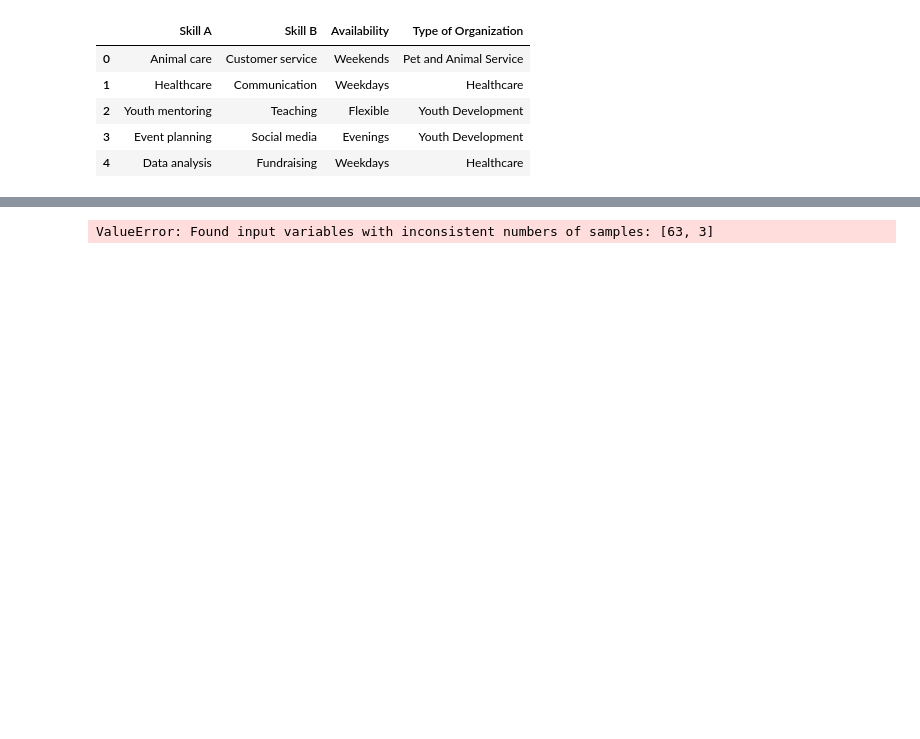
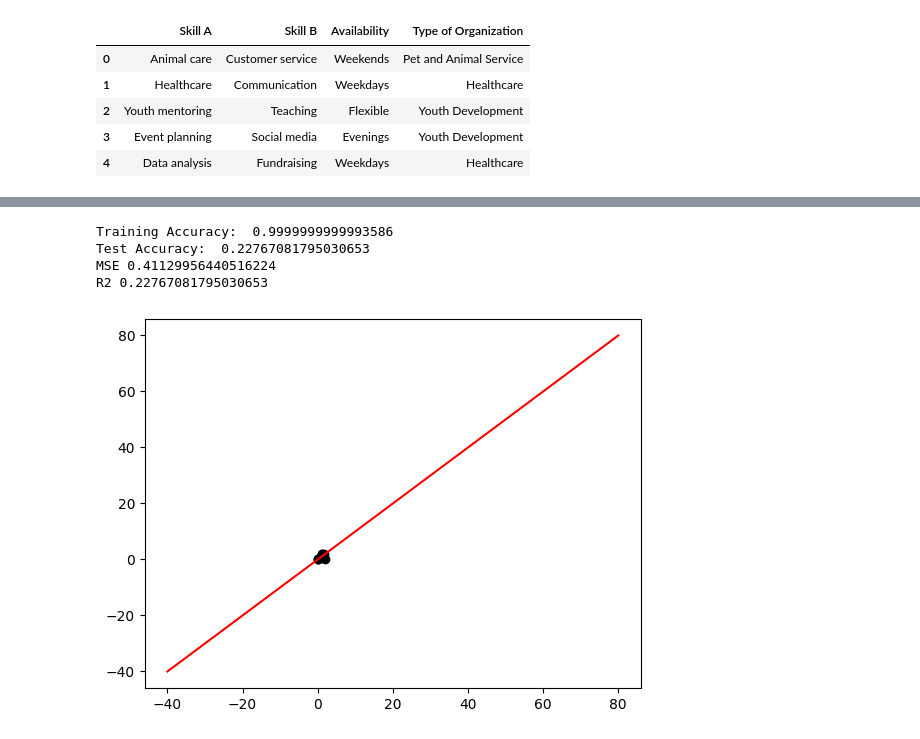
Before and after one commit to mikeriepe/amplifytasselapp, a Jupyter notebook: data_collection/volunteer.ipynb, the cells around one changed output, grey strips where cells are left out. Cells and saved outputs as stored; diff of their text form; code cells hidden in the pictures; blank space fills up the shorter version.

```diff
--- a/data_collection/volunteer.ipynb
+++ b/data_collection/volunteer.ipynb
@@ -48,18 +49,3 @@ data.head()
 | 2 | Youth mentoring | Teaching | Flexible | Youth Development |
 | 3 | Event planning | Social media | Evenings | Youth Development |
 | 4 | Data analysis | Fundraising | Weekdays | Healthcare |
-# %%
-# one hot encode availability
-data = pd.concat([data, pd.get_dummies(data['Availability'], prefix='Availability')],axis=1)
-data = data.drop(columns=['Availability'])
-
-# one hot encode organization type
-data = pd.concat([data, pd.get_dummies(data['Type of Organization'], prefix='Type')],axis=1)
-data = data.drop(columns=['Type of Organization'])
-# %%
-# one hot encode skills
-data = pd.concat([data, pd.get_dummies(data['Skill A'], prefix='Skill')],axis=1)
-data = data.drop(columns=['Skill A'])
-
-data = pd.concat([data, pd.get_dummies(data['Skill B'], prefix='Skill')],axis=1)
-data = data.drop(columns=['Skill B'])
@@ -76,15 +92,33 @@ data.head()
 # %%
 # Linear Regression Model (for fun)
-
-# split data into train and test set
-data_copy = data
-y_cols = [col for col in data.columns if col.startswith('Type')]
-y = y_cols
-X = data.drop(columns=y_cols)
 
 # y = y.values
 # X = X.values
 
-X_train, X_test, y_train, y_test = train_test_split(X, y, test_size = 0.2, random_state=144)
+X_train, X_test, y_train, y_test = train_test_split(X, y_encoded, test_size = 0.2, random_state=144)
-# %% [output]
-ValueError: Found input variables with inconsistent numbers of samples: [63, 3]
+# %%
+# fit regressor
+regressor = LinearRegression()
+regressor.fit(X_train, y_train)
+
+# generate predictions
+y_predict = regressor.predict(X_test)
+
+# graph comparison of train and test
+plt.scatter(y_predict, y_test, color='black')
+x = np.linspace(-40, 80)
+plt.plot(x, x, color='red')
+
+# get accuracies
+print("Training Accuracy: ", regressor.score(X_train, y_train))
+print("Test Accuracy: ", regressor.score(X_test, y_test))
+
+# get metrics
+print('MSE', mean_squared_error(y_test, y_predict))
+print('R2', r2_score(y_test, y_predict))
+# %% [output]
+Training Accuracy:  0.9999999999993586
+Test Accuracy:  0.22767081795030653
+MSE 0.41129956440516224
+R2 0.22767081795030653
+[figure, added]
```
Also changed, not shown: parts of 7 cells of this notebook.
